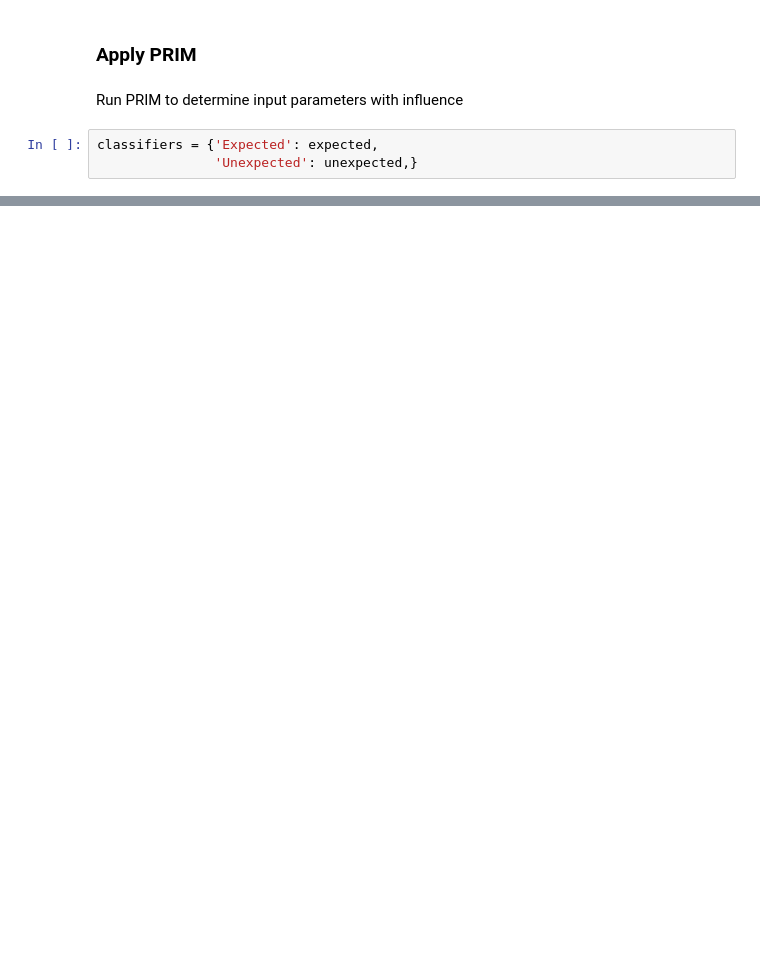
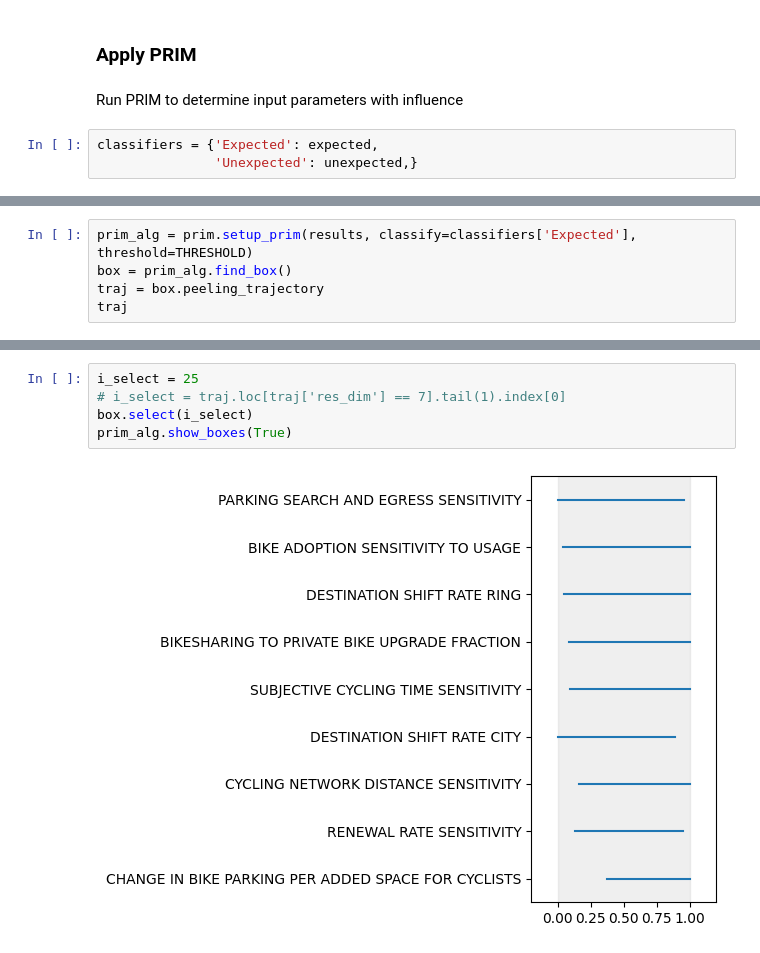
Before and after one commit to Michared/roadspace-reallocation, a Jupyter notebook: 3_Experiments/PRIM_main_outcomes.ipynb, the cells around one changed output, grey strips where cells are left out. Drawn from its saved outputs; the diff is of its cells as text; blank space fills up the shorter version.

```diff
--- a/3_Experiments/PRIM_main_outcomes.ipynb
+++ b/3_Experiments/PRIM_main_outcomes.ipynb
@@ -197,0 +175,5 @@ fig, axes = box.show_tradeoff()
+# %%
+prim_alg = prim.setup_prim(results, classify=classifiers['Expected'], threshold=THRESHOLD)
+box = prim_alg.find_box()
+traj = box.peeling_trajectory
+traj
@@ -197,0 +198,7 @@ fig, axes = box.show_tradeoff()
+# %%
+i_select = 25
+# i_select = traj.loc[traj['res_dim'] == 7].tail(1).index[0]
+box.select(i_select)
+prim_alg.show_boxes(True)
+# %% [output]
+[figure, added]
```
Also changed, not shown: parts of 13 cells of this notebook, 1 other file.
